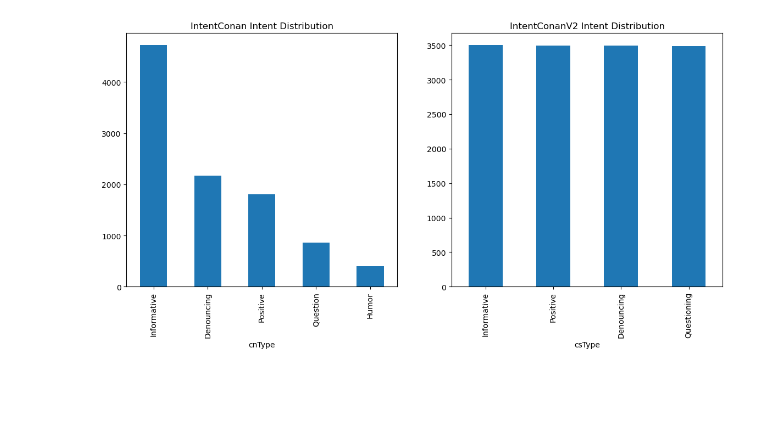
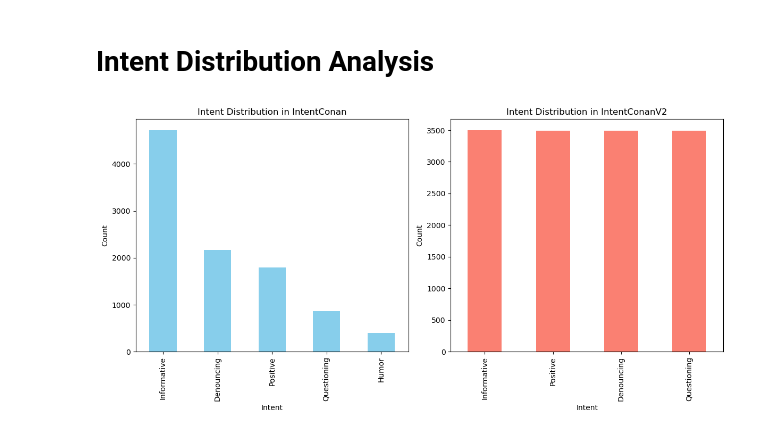
Before and after one commit to aashimaparvathi/counter-speech-intent-analysis, a Jupyter notebook: intent-conan-analysis.ipynb, the cells around one changed output. Cells and saved outputs as stored; diff of their text form; code cells hidden in the pictures; blank space fills up the shorter version.

Commit message:
further analysis

```diff
--- a/intent-conan-analysis.ipynb
+++ b/intent-conan-analysis.ipynb
@@ -1,26 +1,36 @@
+# %% [markdown]
+# Intent Distribution Analysis
 # %%
 import pandas as pd
 import matplotlib.pyplot as plt
 
+# Load datasets
 iconan_train = pd.read_csv('data/iconan/iconan_train.csv')
 iconan_test = pd.read_csv('data/iconan/iconan_test.csv')
 iconan_dev = pd.read_csv('data/iconan/iconan_dev.csv')
 iconanv2_train = pd.read_csv('data/iconanv2/train.csv')
 iconanv2_test = pd.read_csv('data/iconanv2/test.csv')
 iconanv2_val = pd.read_csv('data/iconanv2/val.csv')
 
-# Concatenate the data
-iconan_data = pd.concat([iconan_train, iconan_test, iconan_dev])
-iconanv2_data = pd.concat([iconanv2_train, iconanv2_test, iconanv2_val])
+# Combining data for analysis
+iconan = pd.concat([iconan_train, iconan_test, iconan_dev])
+iconanv2 = pd.concat([iconanv2_train, iconanv2_test, iconanv2_val])
 
-# Distribution of intents
-iconan_intent_dist = iconan_data['cnType'].value_counts()
-iconanv2_intent_dist = iconanv2_data['csType'].value_counts()
+# Intent distribution for both datasets
+plt.figure(figsize=(12, 6))
+plt.subplot(1, 2, 1)
+iconan['cnType'].value_counts().plot(kind='bar', color='skyblue')
+plt.title('Intent Distribution in IntentConan')
+plt.xlabel('Intent')
+plt.ylabel('Count')
 
-# Plot
-fig, ax = plt.subplots(1, 2, figsize=(14, 6))
-iconan_intent_dist.plot(kind='bar', ax=ax[0], title='IntentConan Intent Distribution')
-iconanv2_intent_dist.plot(kind='bar', ax=ax[1], title='IntentConanV2 Intent Distribution')
+plt.subplot(1, 2, 2)
+iconanv2['csType'].value_counts().plot(kind='bar', color='salmon')
+plt.title('Intent Distribution in IntentConanV2')
+plt.xlabel('Intent')
+plt.ylabel('Count')
+
+plt.tight_layout()
 plt.show()
 # %% [output]
-[figure, old version]
+[figure, new version]
```
Also changed, not shown: parts of 8 cells of this notebook, 3 other files.
